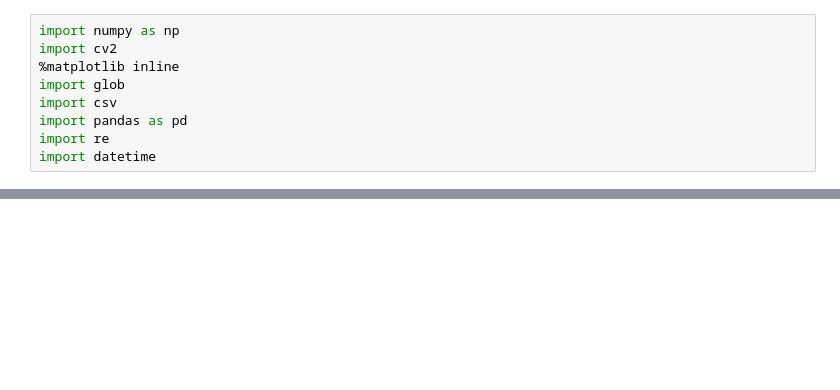
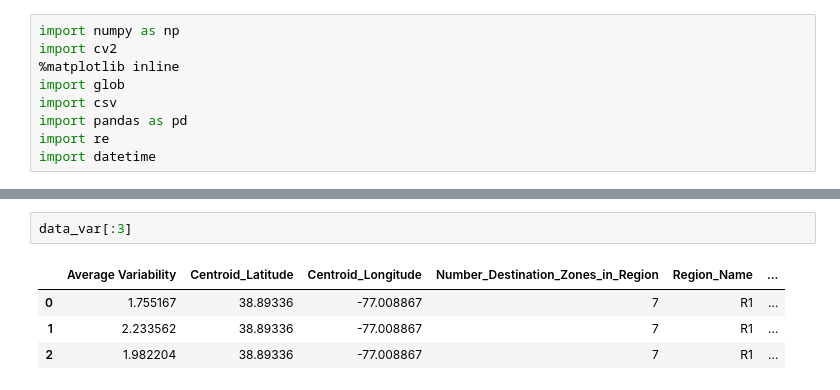
Before and after one commit to DeepNeuron/Uber_Profit_Model, a Jupyter notebook: Merge Variability and Demand Data.ipynb, the cells around one changed output, grey strips where cells are left out. Drawn from its saved outputs; the diff is of its cells as text; blank space fills up the shorter version.

```diff
--- a/Merge Variability and Demand Data.ipynb
+++ b/Merge Variability and Demand Data.ipynb
@@ -43,0 +79,7 @@ def create_demand_instance():
+# %%
+data_var[:3]
+# %% [output]
+|  | Average Variability | Centroid_Latitude | Centroid_Longitude | Number_Destination_Zones_in_Region | Region_Name | ... |
+| 0 | 1.755167 | 38.89336 | -77.008867 | 7 | R1 | ... |
+| 1 | 2.233562 | 38.89336 | -77.008867 | 7 | R1 | ... |
+| 2 | 1.982204 | 38.89336 | -77.008867 | 7 | R1 | ... |
```
Also changed, not shown: parts of 8 cells of this notebook.
